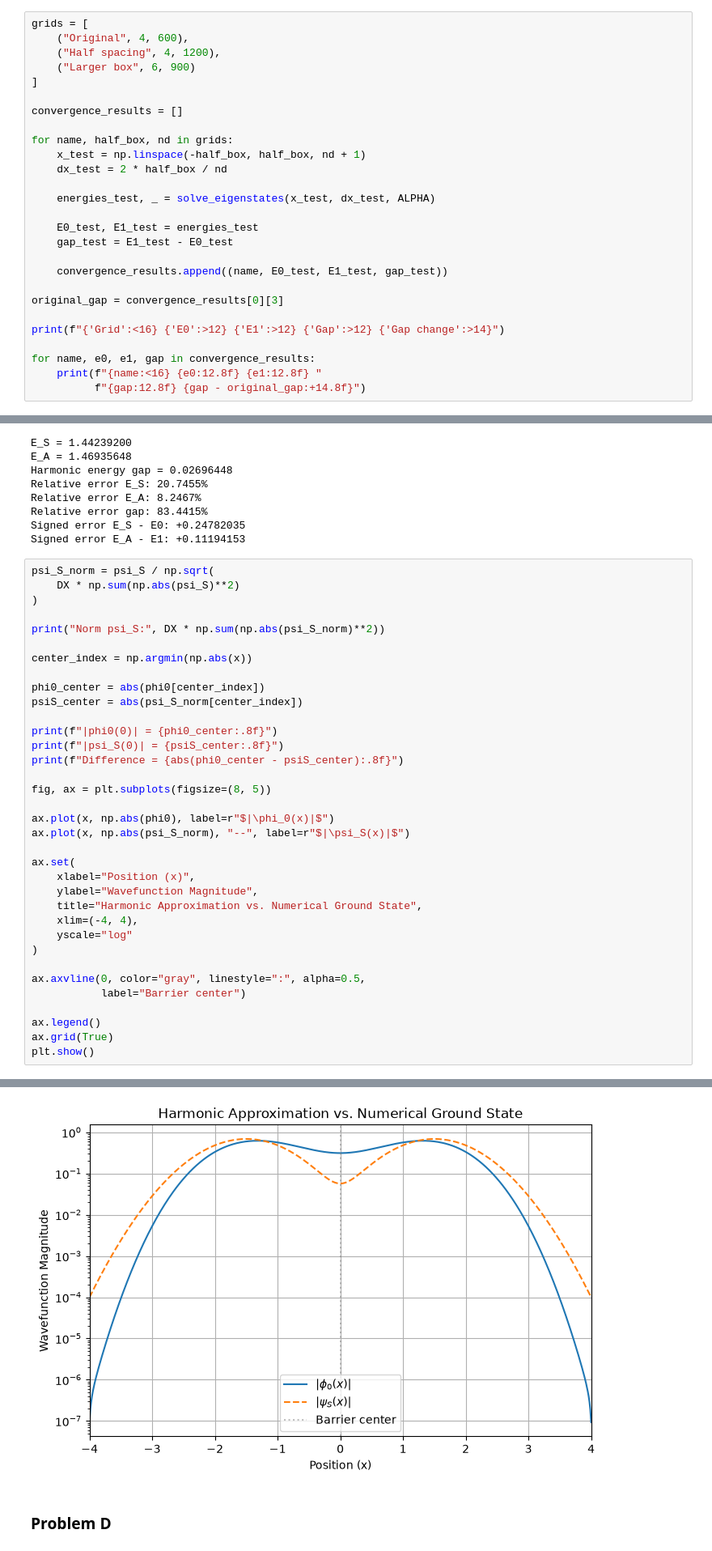
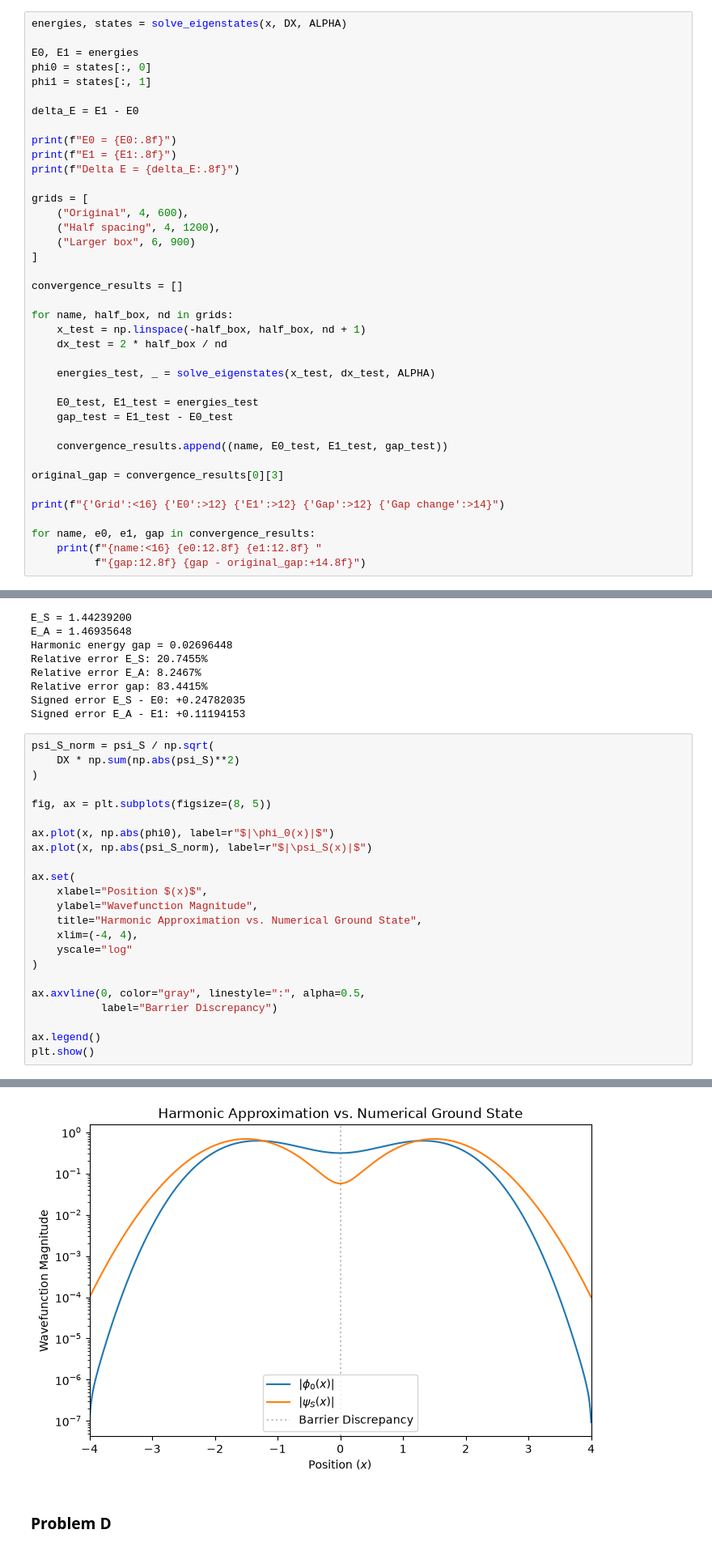
Before and after one commit to amanpalanati/phys142, a Jupyter notebook: assignments/assignment2/assignment2.ipynb, the cells around one changed output, grey strips where cells are left out. Shown at 81% size. Saved outputs shown, nothing was run; the diff lists cells and outputs as text.

```diff
--- a/assignments/assignment2/assignment2.ipynb
+++ b/assignments/assignment2/assignment2.ipynb
@@ -181,6 +181,18 @@ alpha = 0.6, lambda = 0.15
 E0 = 1.06247981
 E1 = 1.42104358
 # %%
+energies, states = solve_eigenstates(x, DX, ALPHA)
+
+E0, E1 = energies
+phi0 = states[:, 0]
+phi1 = states[:, 1]
+
+delta_E = E1 - E0
+
+print(f"E0 = {E0:.8f}")
+print(f"E1 = {E1:.8f}")
+print(f"Delta E = {delta_E:.8f}")
+
 grids = [
     ("Original", 4, 600),
     ("Half spacing", 4, 1200),
@@ -282,24 +293,13 @@ psi_S_norm = psi_S / np.sqrt(
     DX * np.sum(np.abs(psi_S)**2)
 )
 
-print("Norm psi_S:", DX * np.sum(np.abs(psi_S_norm)**2))
-
-center_index = np.argmin(np.abs(x))
-
-phi0_center = abs(phi0[center_index])
-psiS_center = abs(psi_S_norm[center_index])
-
-print(f"|phi0(0)| = {phi0_center:.8f}")
-print(f"|psi_S(0)| = {psiS_center:.8f}")
-print(f"Difference = {abs(phi0_center - psiS_center):.8f}")
-
 fig, ax = plt.subplots(figsize=(8, 5))
 
 ax.plot(x, np.abs(phi0), label=r"$|\phi_0(x)|$")
-ax.plot(x, np.abs(psi_S_norm), "--", label=r"$|\psi_S(x)|$")
+ax.plot(x, np.abs(psi_S_norm), label=r"$|\psi_S(x)|$")
 
 ax.set(
-    xlabel="Position (x)",
+    xlabel="Position $(x)$",
     ylabel="Wavefunction Magnitude",
     title="Harmonic Approximation vs. Numerical Ground State",
     xlim=(-4, 4),
@@ -307,9 +307,8 @@ ax.set(
 )
 
 ax.axvline(0, color="gray", linestyle=":", alpha=0.5,
-           label="Barrier center")
+           label="Barrier Discrepancy")
 
 ax.legend()
-ax.grid(True)
 plt.show()
 # %% [output]
@@ -320,4 +315,4 @@ Difference = 0.25576105
-[figure, old version]
+[figure, new version]
 # %% [markdown]
 ### Problem D
 # %%
```
Also changed, not shown: parts of 3 cells of this notebook, 2 other files.
